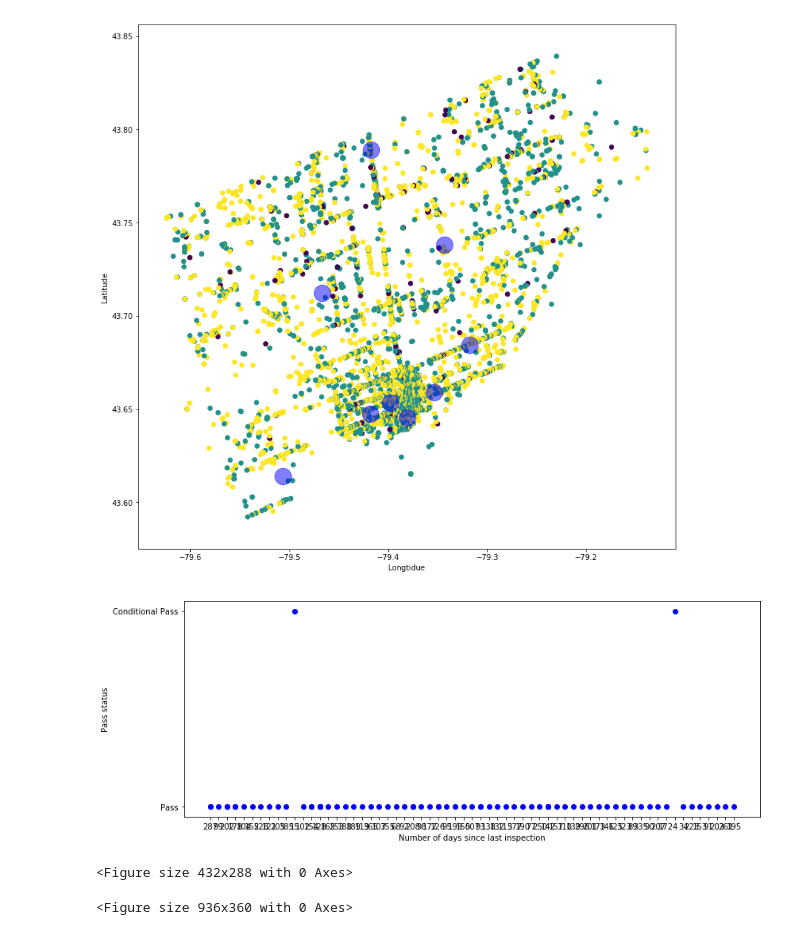
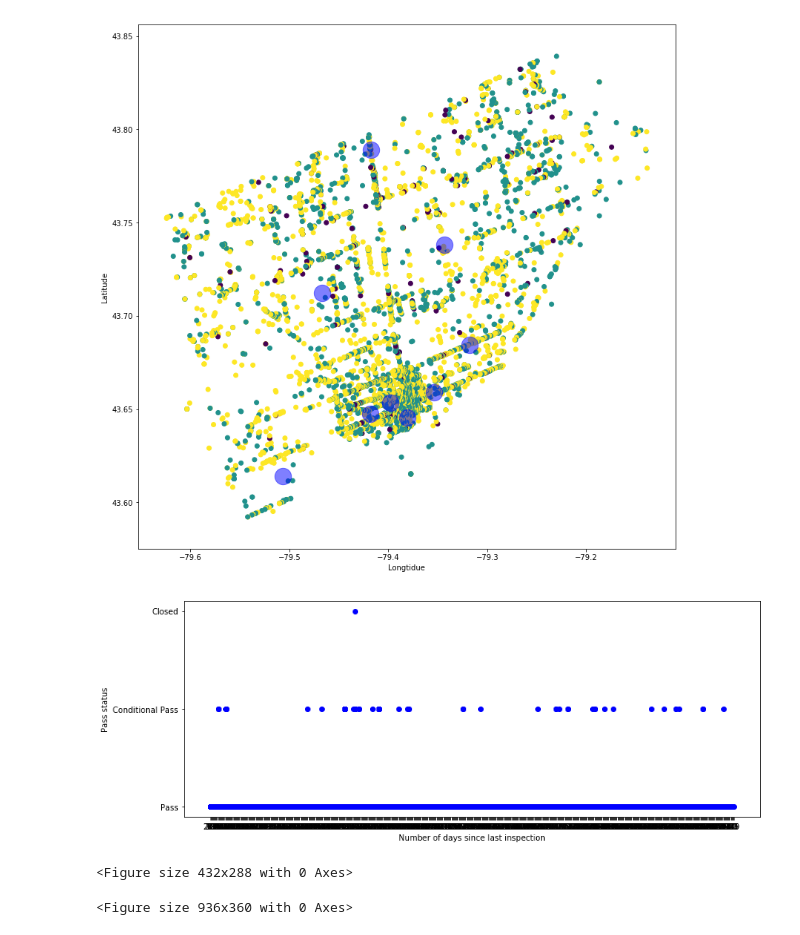
Before and after one commit to AyrenZ/MSCI446, a Jupyter notebook: Aaron's part.ipynb, the cells around one changed output. Drawn from its saved outputs; the diff is of its cells as text; code cells hidden in the pictures.

```diff
--- a/Aaron's part.ipynb
+++ b/Aaron's part.ipynb
@@ -135,35 +135,35 @@ for n in range(0, len(fullRestaurantData)):
         j = i
         for m in range(0, len(fullRestaurantData)):
             if fullRestaurantData.ESTABLISHMENT_NAME[i] != fullRestaurantData.ESTABLISHMENT_NAME[j]:#iterate until it is not the same restarant
                 break
             j = j + 1
 
 
         i = j
     else:#inc i
-        i = i+i
+        i = i+1
 
 
     if i > 90000:#if its gone to "eof"
         break;
 
 #numDays = np.delete(numDays, 0)
 x = [ x[0] for x in numDays]
 y = [ x[1] for x in numDays]
 x.pop(0)
 y.pop(0)
 
 #print(x)
 #print(numDays)
 plt.figure(figsize=(13,5))
 plt.scatter(x,y,alpha=1, color = 'b')
 
 plt.xlabel("Number of days since last inspection")
 plt.ylabel("Pass status")
 plt.show()
 plt.savefig('NumDaySinceLastInspection.png')
 # %% [output]
-[figure, old version]
+[figure, new version]
 <Figure size 432x288 with 0 Axes>
 # %%
 weatherData = pd.read_excel('Weatherforecast.xlsx')
```
Also changed, not shown: parts of 6 cells of this notebook, 1 other file.
